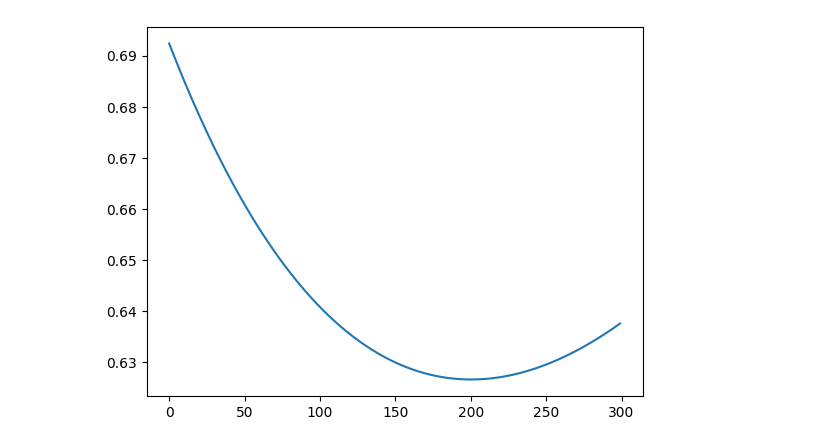
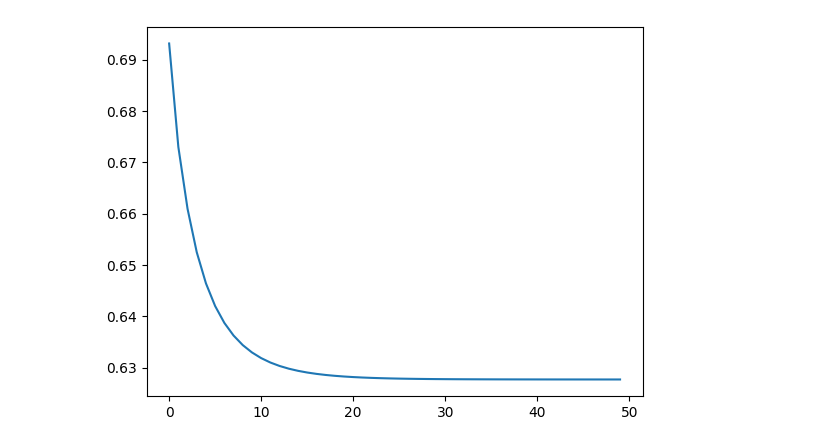
Before and after one commit to Venchislav/AI-Journey-Zero-to-Hero, a Jupyter notebook: Machine Learning Specialization/Week#3/LogisticRegression.ipynb, the cells around one changed output. Drawn from its saved outputs; the diff is of its cells as text; code cells hidden in the pictures.

Commit message:
I died inside
Note for me:
Order F.CKING MATTERS DUDE...
I spend 1 hour trying to figure out the problem and brah...
I'm broke

```diff
--- a/Machine Learning Specialization/Week#3/LogisticRegression.ipynb
+++ b/Machine Learning Specialization/Week#3/LogisticRegression.ipynb
@@ -60,0 +5,3 @@ X.shape, y.shape
+# %%
+df = pd.read_csv('train.csv')
+df.head()
@@ -60,0 +15,4 @@ X.shape, y.shape
+# %%
+df = df[['Survived', 'Age', 'Fare']]
+df = df.dropna()
+df.shape
@@ -60,0 +21,3 @@ X.shape, y.shape
+# %%
+X = np.array(df[['Age', 'Fare']])
+y = np.array(df['Survived'])
@@ -61,4 +79,6 @@ X.shape, y.shape
 # %%
-model = LogisticRegression()
-model.fit(X, y, epochs=300, lr=0.01)
+log_model = LogisticRegression()
+log_model.fit(X, y, lr=0.001, epochs=50)
+
+y_pred = log_model.predict(X)
 # %% [output]
@@ -95,4 +106,4 @@ import matplotlib.pyplot as plt
 # %%
-plt.plot(model.loss_history);
+plt.plot(log_model.loss_history);
 # %% [output]
-[figure, old version]
+[figure, new version]
```
Also changed, not shown: parts of 15 cells of this notebook.
